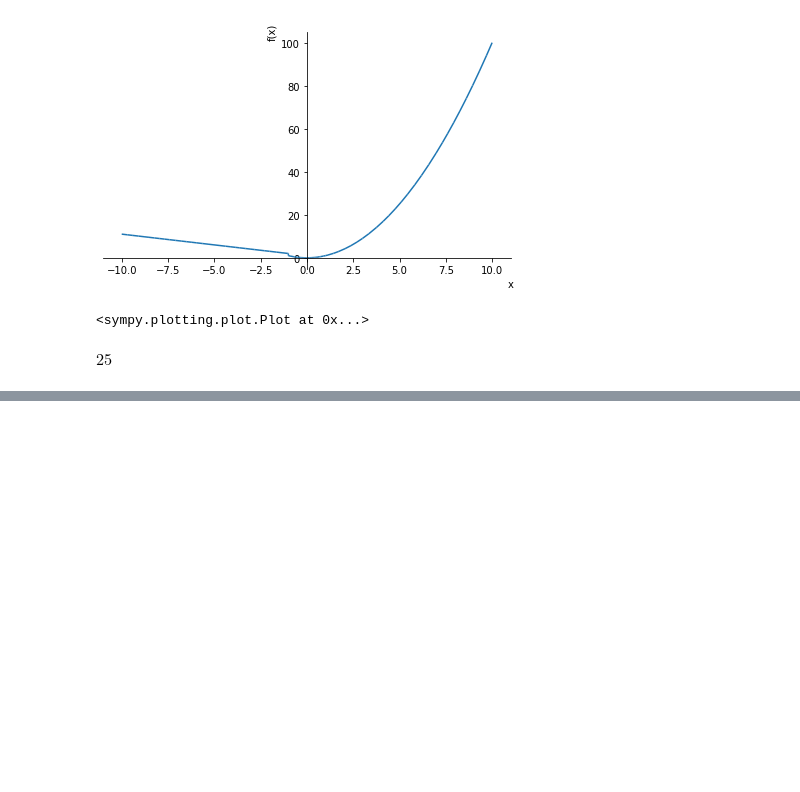
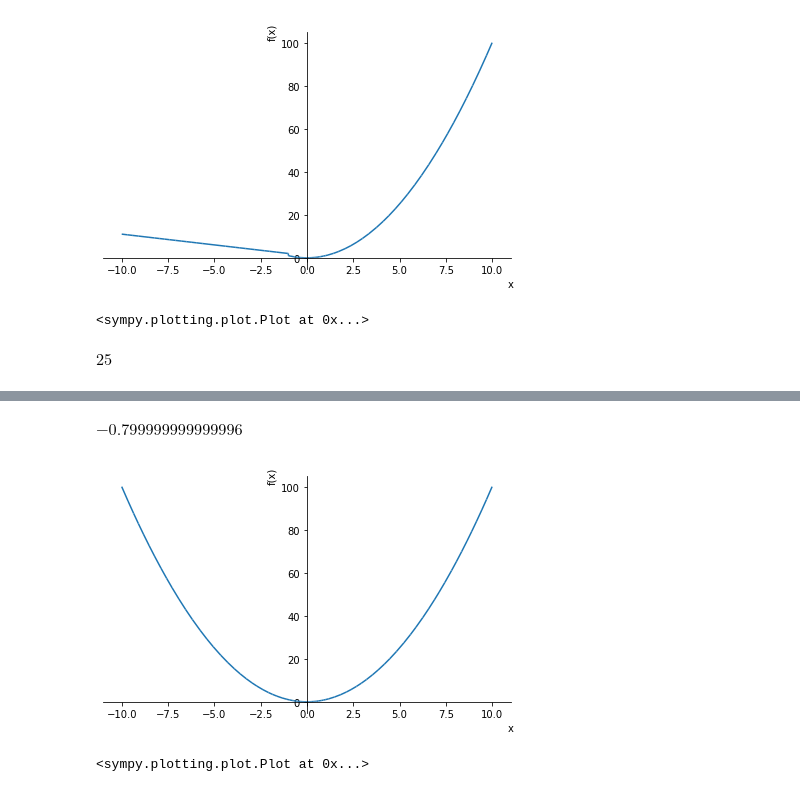
Before and after one commit to nurfnick/Calculus_1, a Jupyter notebook: Python/PiecewiseFunctions.ipynb, the cells around one changed output, grey strips where cells are left out. Drawn from its saved outputs; the diff is of its cells as text; code cells hidden in the pictures; blank space fills up the shorter version.

```diff
--- a/Python/PiecewiseFunctions.ipynb
+++ b/Python/PiecewiseFunctions.ipynb
@@ -46,0 +47,11 @@ $\displaystyle 2 a + h - 5$
+# %%
+(g.subs(x,1.1)-g.subs(x,1))/.1
+# %% [output]
+$\displaystyle -0.799999999999996$
+# %%
+g = x**2
+# %%
+plot(g)
+# %% [output]
+[figure, added]
+<sympy.plotting.plot.Plot at 0x...>
```
Also changed, not shown: parts of 3 cells of this notebook.
